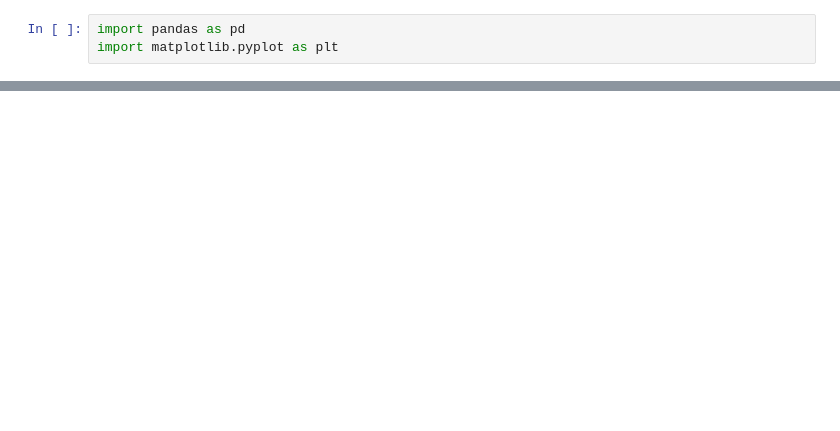
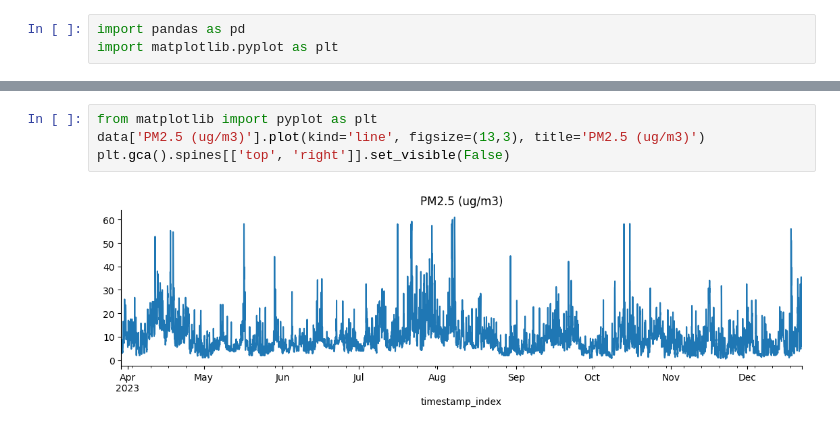
Before and after one commit to IshanBhanuka/FYP-DeepLearningmodel-for-PM2.5, a Jupyter notebook: randomforest.ipynb, the cells around one changed output, grey strips where cells are left out. Drawn from its saved outputs; the diff is of its cells as text; blank space fills up the shorter version.

```diff
--- a/randomforest.ipynb
+++ b/randomforest.ipynb
@@ -26,2 +32,8 @@ data
+# %%
+from matplotlib import pyplot as plt
+data['PM2.5 (ug/m3)'].plot(kind='line', figsize=(13,3), title='PM2.5 (ug/m3)')
+plt.gca().spines[['top', 'right']].set_visible(False)
+# %% [output]
+[figure, added]
 # %%
 # Splitting data into train and test sets
```
Also changed, not shown: parts of 7 cells of this notebook.
